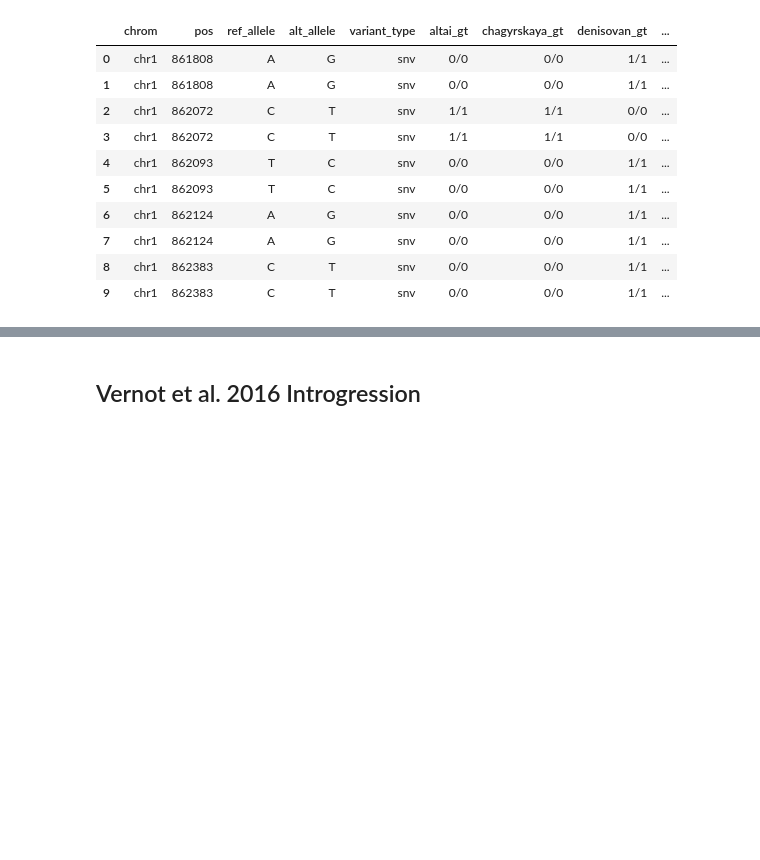
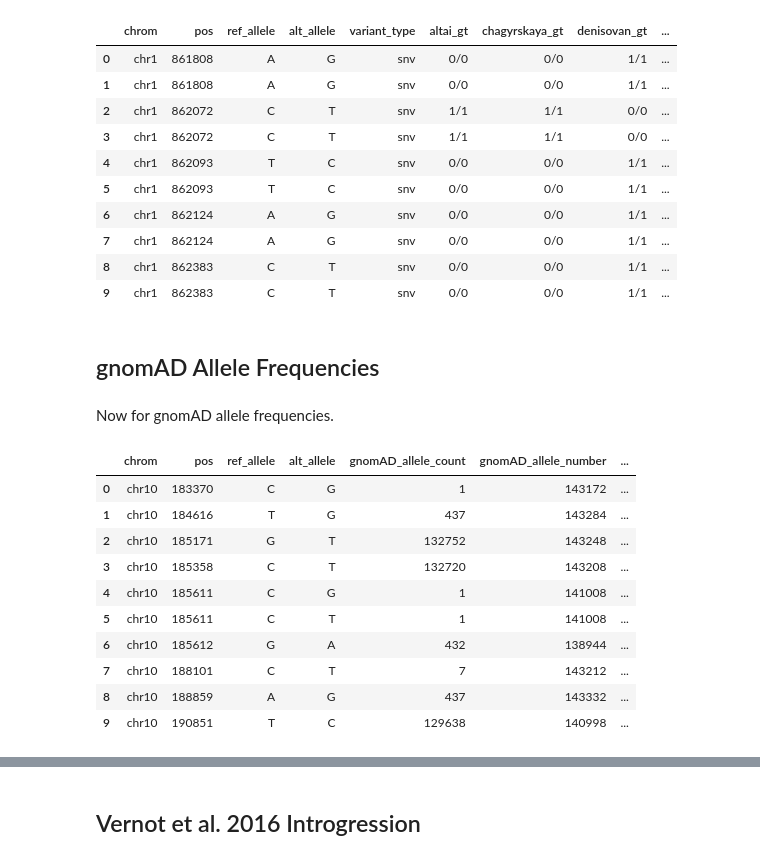
Before and after one commit to brandcm/Archaic_Splicing, a Jupyter notebook: scripts/notebooks/3_generate_archaic_dataframe_with_ancestral_alleles_frequencies_introgressed_variants.ipynb, the cells around one changed output, grey strips where cells are left out. Cells and saved outputs as stored; diff of their text form; code cells hidden in the pictures; blank space fills up the shorter version.

```diff
--- a/scripts/notebooks/3_generate_archaic_dataframe_with_ancestral_alleles_frequencies_introgressed_variants.ipynb
+++ b/scripts/notebooks/3_generate_archaic_dataframe_with_ancestral_alleles_frequencies_introgressed_variants.ipynb
@@ -241,3 +243,23 @@ data.head(10)
 | 7 | chr1 | 862124 | A | G | snv | 0/0 | 0/0 | 1/1 | ... |
 | 8 | chr1 | 862383 | C | T | snv | 0/0 | 0/0 | 1/1 | ... |
 | 9 | chr1 | 862383 | C | T | snv | 0/0 | 0/0 | 1/1 | ... |
+# %% [markdown]
+## gnomAD Allele Frequencies
+# %% [markdown]
+Now for gnomAD allele frequencies.
+# %%
+gnomAD_frequencies_header = ['chrom','pos','ref_allele','alt_allele','gnomAD_allele_count','gnomAD_allele_number','gnomAD_allele_frequency']
+gnomAD_frequencies = pd.read_csv('../archaic_variants_in_humans/archaic_SNVs_in_gnomAD_allele_frequencies_hg19.txt', sep = '\t', names = gnomAD_frequencies_header)
+gnomAD_frequencies.head(10)
+# %% [output]
+|  | chrom | pos | ref_allele | alt_allele | gnomAD_allele_count | gnomAD_allele_number | ... |
+| 0 | chr10 | 183370 | C | G | 1 | 143172 | ... |
+| 1 | chr10 | 184616 | T | G | 437 | 143284 | ... |
+| 2 | chr10 | 185171 | G | T | 132752 | 143248 | ... |
+| 3 | chr10 | 185358 | C | T | 132720 | 143208 | ... |
+| 4 | chr10 | 185611 | C | G | 1 | 141008 | ... |
+| 5 | chr10 | 185611 | C | T | 1 | 141008 | ... |
+| 6 | chr10 | 185612 | G | A | 432 | 138944 | ... |
+| 7 | chr10 | 188101 | C | T | 7 | 143212 | ... |
+| 8 | chr10 | 188859 | A | G | 437 | 143332 | ... |
+| 9 | chr10 | 190851 | T | C | 129638 | 140998 | ... |
```
Also changed, not shown: parts of 15 cells of this notebook, 1 other file.
